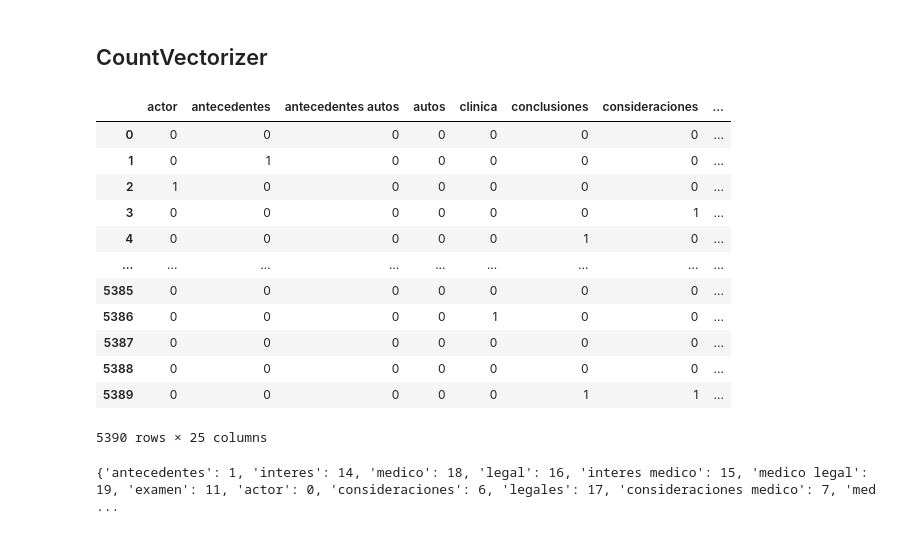
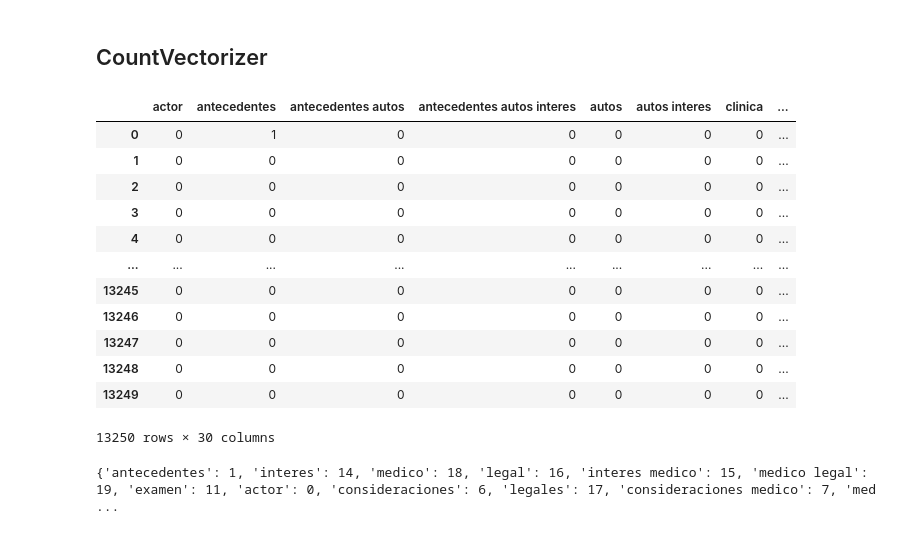
Before and after one commit to gaston411/Mi-Proyecto, a Jupyter notebook: tf-idf-prueba.ipynb, the cells around one changed output. Cells and saved outputs as stored; diff of their text form; code cells hidden in the pictures.

Commit message:
countVectorizer y distancia de coseno entre los 100 titulos encontrados mas frecuentes y los 200 titulos candidatos mas frecuentes.

```diff
--- a/tf-idf-prueba.ipynb
+++ b/tf-idf-prueba.ipynb
@@ -137,29 +119,29 @@ with open ("clusters_results.txt", "w", encoding="utf-8") as f:
 # %%
 import pandas as pd
 from sklearn.feature_extraction.text import CountVectorizer
 
 encontrado = load_data("titulosEncontrados.csv")['titulo']
-coun_vect = CountVectorizer(ngram_range=(1,3),max_features = 25)
+coun_vect = CountVectorizer(ngram_range=(1,3),max_features = 30)
 coun_vect.fit(titEncontrado)
 count_candidatos = coun_vect.transform(titCandidato)
 count_encontrados = coun_vect.transform(titEncontrado)
-count_array = count_encontrados.toarray()
+count_array = count_candidatos.toarray()
 dfCountVec = pd.DataFrame(data=count_array,columns = coun_vect.get_feature_names_out())
 dfCountVec
 # %% [output]
-|  | actor | antecedentes | antecedentes autos | autos | clinica | conclusiones | consideraciones | ... |
-| 0 | 0 | 0 | 0 | 0 | 0 | 0 | 0 | ... |
-| 1 | 0 | 1 | 0 | 0 | 0 | 0 | 0 | ... |
-| 2 | 1 | 0 | 0 | 0 | 0 | 0 | 0 | ... |
-| 3 | 0 | 0 | 0 | 0 | 0 | 0 | 1 | ... |
-| 4 | 0 | 0 | 0 | 0 | 0 | 1 | 0 | ... |
+|  | actor | antecedentes | antecedentes autos | antecedentes autos interes | autos | autos interes | clinica | ... |
+| 0 | 0 | 1 | 0 | 0 | 0 | 0 | 0 | ... |
+| 1 | 0 | 0 | 0 | 0 | 0 | 0 | 0 | ... |
+| 2 | 0 | 0 | 0 | 0 | 0 | 0 | 0 | ... |
+| 3 | 0 | 0 | 0 | 0 | 0 | 0 | 0 | ... |
+| 4 | 0 | 0 | 0 | 0 | 0 | 0 | 0 | ... |
 | ... | ... | ... | ... | ... | ... | ... | ... | ... |
-| 5385 | 0 | 0 | 0 | 0 | 0 | 0 | 0 | ... |
-| 5386 | 0 | 0 | 0 | 0 | 1 | 0 | 0 | ... |
-| 5387 | 0 | 0 | 0 | 0 | 0 | 0 | 0 | ... |
-| 5388 | 0 | 0 | 0 | 0 | 0 | 0 | 0 | ... |
-| 5389 | 0 | 0 | 0 | 0 | 0 | 1 | 1 | ... |
+| 13245 | 0 | 0 | 0 | 0 | 0 | 0 | 0 | ... |
+| 13246 | 0 | 0 | 0 | 0 | 0 | 0 | 0 | ... |
+| 13247 | 0 | 0 | 0 | 0 | 0 | 0 | 0 | ... |
+| 13248 | 0 | 0 | 0 | 0 | 0 | 0 | 0 | ... |
+| 13249 | 0 | 0 | 0 | 0 | 0 | 0 | 0 | ... |
-5390 rows × 25 columns
+13250 rows × 30 columns
 # %%
 print(coun_vect.vocabulary_)
 # %% [output]
```
Also changed, not shown: parts of 32 cells of this notebook.
